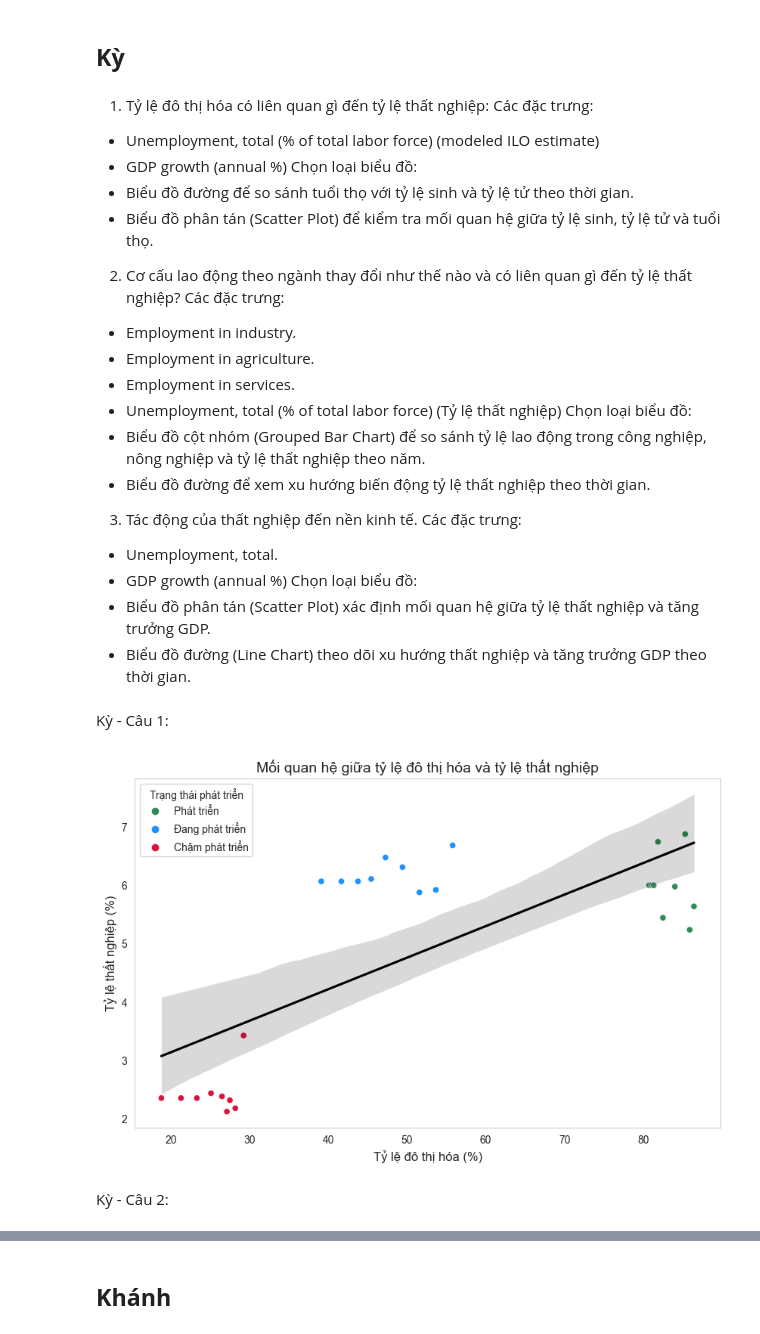
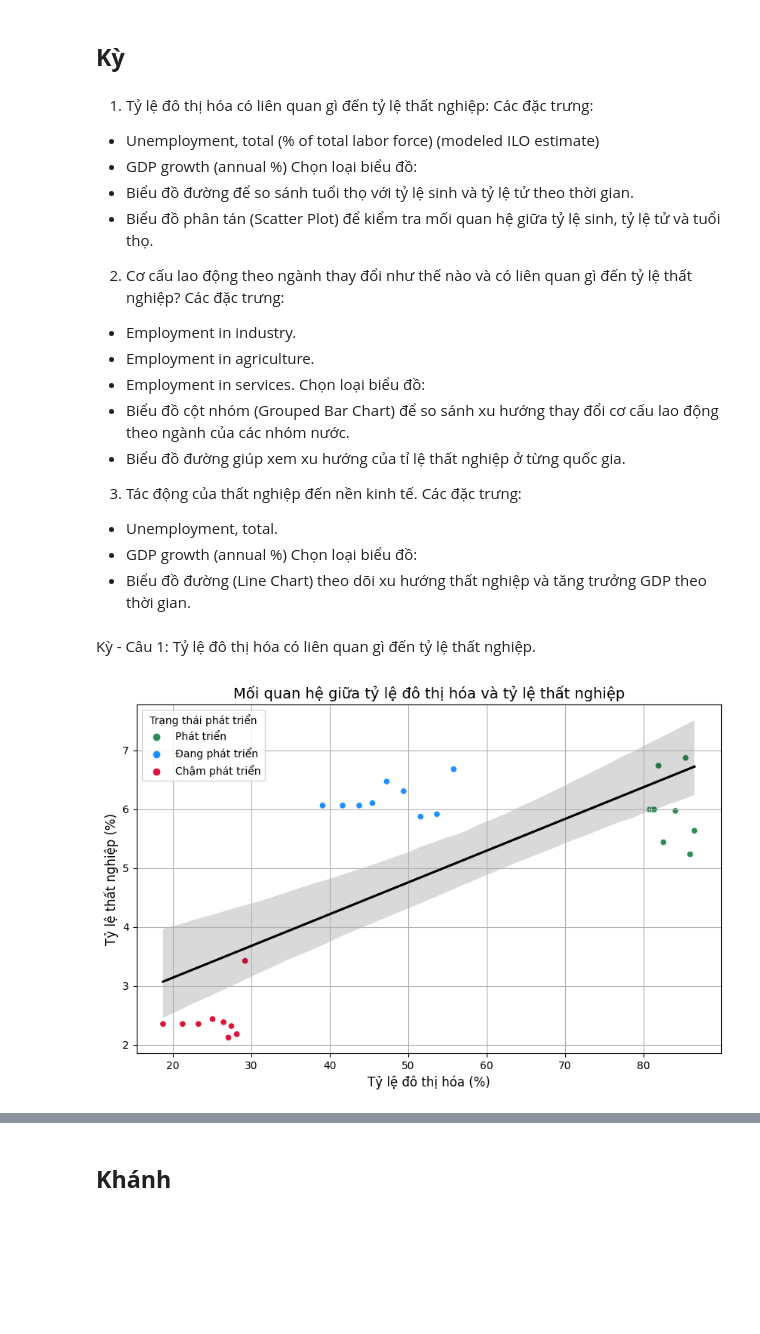
Before and after one commit to DucHung0109/DV_Lab2, a Jupyter notebook: Main.ipynb, the cells around one changed output, grey strips where cells are left out. Cells and saved outputs as stored; diff of their text form; code cells hidden in the pictures; blank space fills up the shorter version.

```diff
--- a/Main.ipynb
+++ b/Main.ipynb
@@ -182,0 +164,2 @@ Index(['Development_Status', 'Year', 'Population, total', 'Population, female',
+# %%
+group_df= group_data.copy()
@@ -357,27 +358,25 @@ Các đặc trưng:
 - Employment in industry.
 - Employment in agriculture.
 - Employment in services.
-- Unemployment, total (% of total labor force) (Tỷ lệ thất nghiệp)
 Chọn loại biểu đồ:
-- Biểu đồ cột nhóm (Grouped Bar Chart) để so sánh tỷ lệ lao động trong công nghiệp, nông nghiệp và tỷ lệ thất nghiệp theo năm.
-- Biểu đồ đường để xem xu hướng biến động tỷ lệ thất nghiệp theo thời gian.
+- Biểu đồ cột nhóm (Grouped Bar Chart) để so sánh xu hướng thay đổi cơ cấu lao động theo ngành của các nhóm nước.
+- Biểu đồ đường giúp xem xu hướng của tỉ lệ thất nghiệp ở từng quốc gia.
 3. Tác động của thất nghiệp đến nền kinh tế.
 Các đặc trưng:
 - Unemployment, total.
 - GDP growth (annual %)
 Chọn loại biểu đồ:
-- Biểu đồ phân tán (Scatter Plot) xác định mối quan hệ giữa tỷ lệ thất nghiệp và tăng trưởng GDP.
 - Biểu đồ đường (Line Chart) theo dõi xu hướng thất nghiệp và tăng trưởng GDP theo thời gian.
-# %% [markdown]
-Kỳ - Câu 1:
+# %% [markdown]
+Kỳ - Câu 1: Tỷ lệ đô thị hóa có liên quan gì đến tỷ lệ thất nghiệp.
 # %%
 
 group_df_filtered = group_df[group_df['Year'] % 5 == 0]
 # Định nghĩa bảng màu rõ ràng hơn
 palette = {
-    0: '#2E8B57',  # Xanh lá đậm - Phát triển
-    1: '#1E90FF',  # Xanh dương - Đang phát triển
-    2: '#DC143C'   # Đỏ - Chậm phát triển
+    'Developed': '#2E8B57',  # Xanh lá đậm - Phát triển
+    'Developing': '#1E90FF',  # Xanh dương - Đang phát triển
+    'Least developed': '#DC143C'   # Đỏ - Chậm phát triển
 }
 
 plt.figure(figsize=(10, 6))
@@ -385,33 +384,31 @@ plt.figure(figsize=(10, 6))
 # Vẽ biểu đồ phân tán
 sns.scatterplot(
     data=group_df_filtered,
     x='Urban population (% of total population)',  # Tỷ lệ đô thị hóa
     y='Unemployment, total (% of total labor force) (modeled ILO estimate)',  # Tỷ lệ thất nghiệp
     hue='Development_Status',  # Phân loại theo trạng thái phát triển
     palette=palette  # Áp dụng bảng màu mới
 )
 
 # Thêm đường hồi quy để xem xu hướng chung
 sns.regplot(
     data=group_df_filtered,
     x='Urban population (% of total population)',
     y='Unemployment, total (% of total labor force) (modeled ILO estimate)',
     scatter=False,  # Không hiển thị các điểm dữ liệu
     color='black'  # Màu của đường hồi quy
 )
 
 # Định dạng biểu đồ
 plt.title('Mối quan hệ giữa tỷ lệ đô thị hóa và tỷ lệ thất nghiệp', fontsize=14)
 plt.xlabel('Tỷ lệ đô thị hóa (%)', fontsize=12)
 plt.ylabel('Tỷ lệ thất nghiệp (%)', fontsize=12)
 
 # Cập nhật chú thích để khớp với bảng màu
 handles, _ = plt.gca().get_legend_handles_labels()
 plt.legend(handles, ['Phát triển', 'Đang phát triển', 'Chậm phát triển'], title='Trạng thái phát triển')
 
 plt.grid()
 plt.show()
 # %% [output]
-[figure, old version]
+[figure, new version]
-# %% [markdown]
-Kỳ - Câu 2:
```
Also changed, not shown: parts of 13 cells of this notebook.
